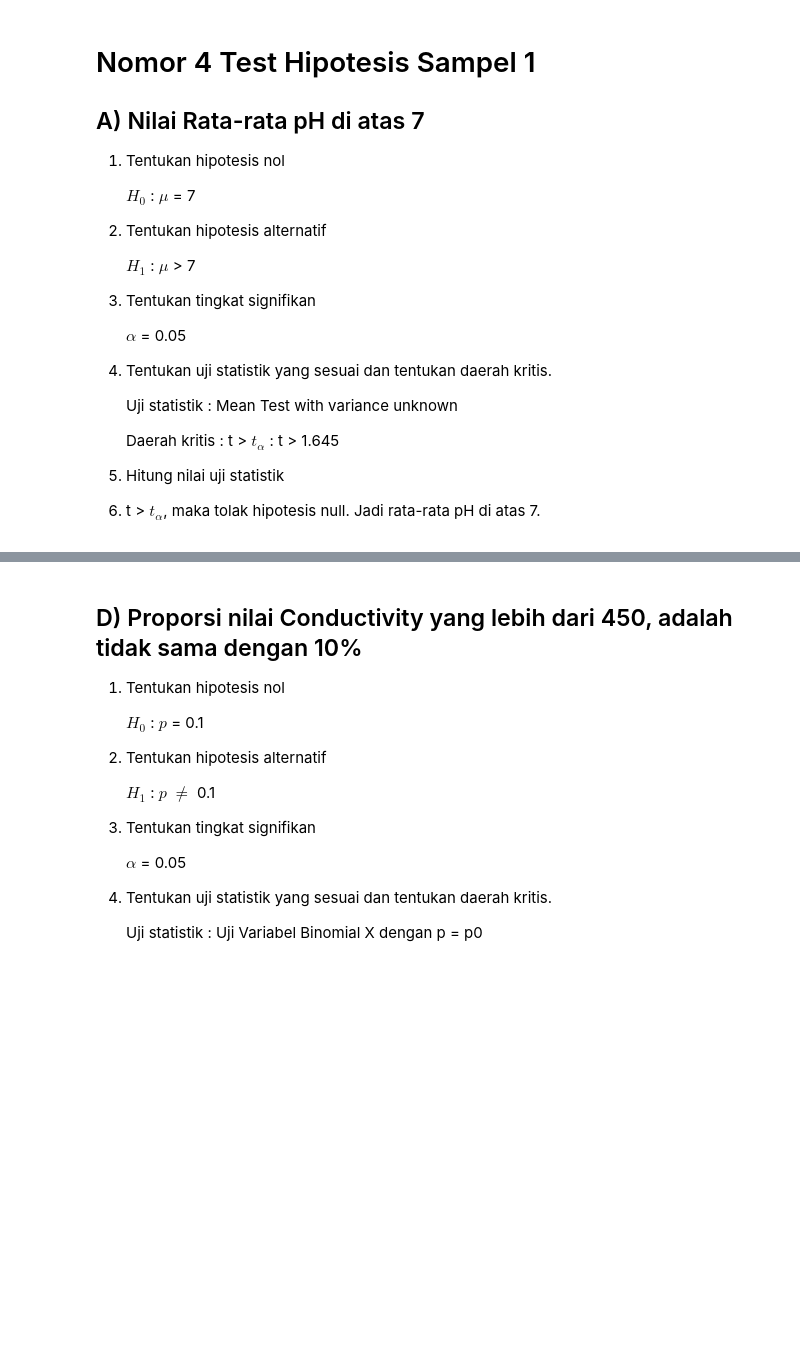
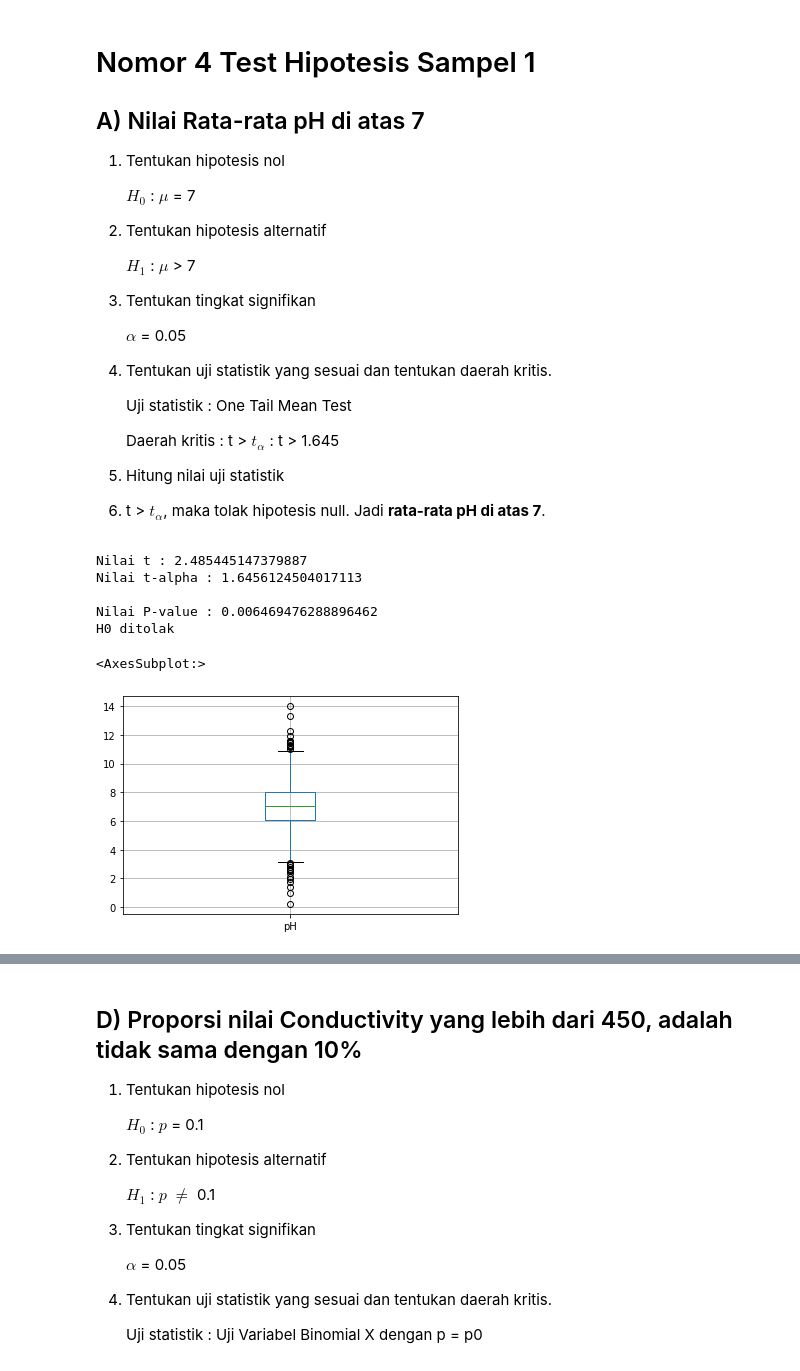
Before and after one commit to loopfree/Tubes-Probstat, a Jupyter notebook: nomor4.ipynb, the cells around one changed output, grey strips where cells are left out. Cells and saved outputs as stored; diff of their text form; code cells hidden in the pictures; blank space fills up the shorter version.

```diff
--- a/nomor4.ipynb
+++ b/nomor4.ipynb
@@ -31,9 +31,36 @@ def binomial(p1,p0, n):
 
 4. Tentukan uji statistik yang sesuai dan tentukan daerah kritis.
 
-      Uji statistik : Mean Test with variance unknown
+      Uji statistik : One Tail Mean Test
 
       Daerah kritis : t > $t_{\alpha}$  :   t > 1.645
 
 5. Hitung nilai uji statistik
-6. t > $t_{\alpha}$, maka tolak hipotesis null. Jadi rata-rata pH di atas 7.
+6. t > $t_{\alpha}$, maka tolak hipotesis null. Jadi **rata-rata pH di atas 7**.
+# %%
+mean = 7
+rataan = df['pH'].mean()
+std = df['pH'].std()
+n = df['pH'].count()
+
+t =  tvalue(rataan, mean, std, n)
+talpha = s.t.ppf(0.95, n - 1)
+print("Nilai t : " +str(t))
+print("Nilai t-alpha : " +str(talpha))
+
+pValue = s.norm.sf(abs(t))
+print("\nNilai P-value :" , pValue)
+if (pValue > 0.05) :
+    print("H0 gagal ditolak")
+else :
+    print("H0 ditolak")
+
+df.boxplot(column="pH")
+# %% [output]
+Nilai t : 2.485445147379887
+Nilai t-alpha : 1.6456124504017113
+
+Nilai P-value : 0.006469476288896462
+H0 ditolak
+<AxesSubplot:>
+[figure, added]
```
Also changed, not shown: parts of 9 cells of this notebook, 2 other files.
